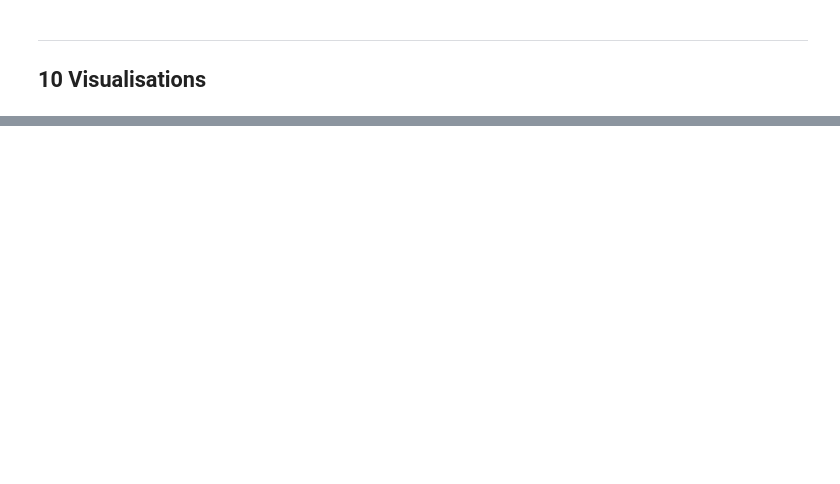
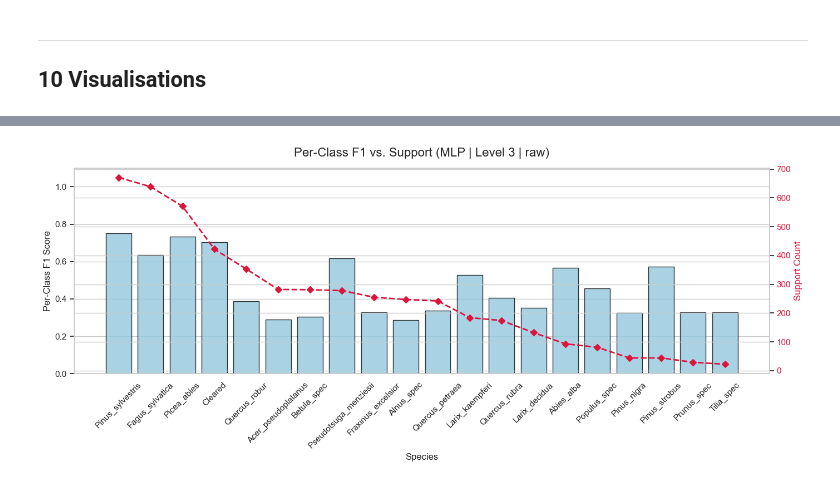
Before and after one commit to m-uceda/BIP2026, a Jupyter notebook: model/model_comp_new.ipynb, the cells around one changed output, grey strips where cells are left out. Cells and saved outputs as stored; diff of their text form; code cells hidden in the pictures; blank space fills up the shorter version.

```diff
--- a/model/model_comp_new.ipynb
+++ b/model/model_comp_new.ipynb
@@ -1303,0 +1034,83 @@ print('Saved: mlp_lvl3_feature_curves.png')
+# %%
+import collections
+from sklearn.metrics import confusion_matrix
+import pandas as pd
+import numpy as np
+import matplotlib.pyplot as plt
+import seaborn as sns
+
+# Loop through all unique models in all_results
+for (lvl, fs, model_type) in all_results.keys():
+
+    # 1. Extract Data based on model type
+    if model_type == 'MLP':
+        data_src = all_histories[(lvl, fs)]
+        y_true = data_src['y_true_final']
+        y_pred = data_src['y_pred_final']
+        per_class_f1 = data_src['per_class_f1']
+    else:
+        # Assuming RF results are stored in all_results dict
+        data_src = all_results[(lvl, fs, 'RF')]
+        if 'y_true' not in data_src: continue # Skip if RF doesn't have class data
+        y_true = data_src['y_true']
+        y_pred = data_src['y_pred']
+        per_class_f1 = data_src['per_class_f1']
+
+    classes = LEVELS[lvl]['classes']
+
+    # --- Data Prep for Class Imbalance ---
+    class_counts = collections.Counter(y_true)
+    support = [class_counts[i] for i in range(len(classes))]
+    df_plot = pd.DataFrame({
+        'Species': classes,
+        'F1': per_class_f1,
+        'Support': support
+    }).sort_values('Support', ascending=False)
+
+    # ==========================================
+    # VISUALIZATION A: Class Imbalance (Separate)
+    # ==========================================
+    fig_imbal, ax_imbal = plt.subplots(figsize=(14, 6))
+
+    # Plot Imbalance Bar
+    sns.barplot(data=df_plot, x='Species', y='F1', color='skyblue', ax=ax_imbal, alpha=0.8, edgecolor='black')
+    ax_imbal.set_title(f'Per-Class F1 vs. Support ({model_type} | Level {lvl} | {fs})', fontsize=16, pad=15)
+    ax_imbal.tick_params(axis='x', rotation=45)
+    ax_imbal.set_ylabel('Per-Class F1 Score', fontsize=12)
+    ax_imbal.set_ylim(0, 1.1)
+
+    # Plot Support Line
+    ax_supp = ax_imbal.twinx()
+    ax_supp.plot(df_plot['Species'], df_plot['Support'], color='crimson', marker='D', linestyle='--', linewidth=2)
+    ax_supp.set_ylabel('Support Count', color='crimson', fontsize=12)
+    ax_supp.tick_params(axis='y', labelcolor='crimson')
+
+    plt.tight_layout()
+    plt.show()
+
+    # ==========================================
+    # VISUALIZATION B: Confusion Matrix (Separate)
+    # ==========================================
+    # Calculate and normalize matrix
+    cm = confusion_matrix(y_true, y_pred)
+
+    # Ignore zero-division warnings, then replace NaNs with 0
+    with np.errstate(divide='ignore', invalid='ignore'):
+        cm_norm = cm.astype('float') / cm.sum(axis=1)[:, np.newaxis]
+        cm_norm = np.nan_to_num(cm_norm)
+
+    plt.figure(figsize=(10, 8)) # Give the matrix a nice square-ish aspect ratio
+    sns.heatmap(cm_norm, annot=False, cmap='Blues', xticklabels=classes, yticklabels=classes, vmin=0, vmax=1)
+
+    plt.title(f'Normalized Confusion Matrix ({model_type} | Level {lvl} | {fs})', fontsize=16, pad=15)
+    plt.xlabel('Predicted Species', fontsize=12)
+    plt.ylabel('True Species', fontsize=12)
+
+    # Rotate labels so they don't overlap
+    plt.xticks(rotation=45, ha='right')
+    plt.yticks(rotation=0)
+
+    plt.tight_layout()
+    plt.show()
+# %% [output]
+[figure, added]
```
Also changed, not shown: parts of 17 cells of this notebook, 14 other files.
